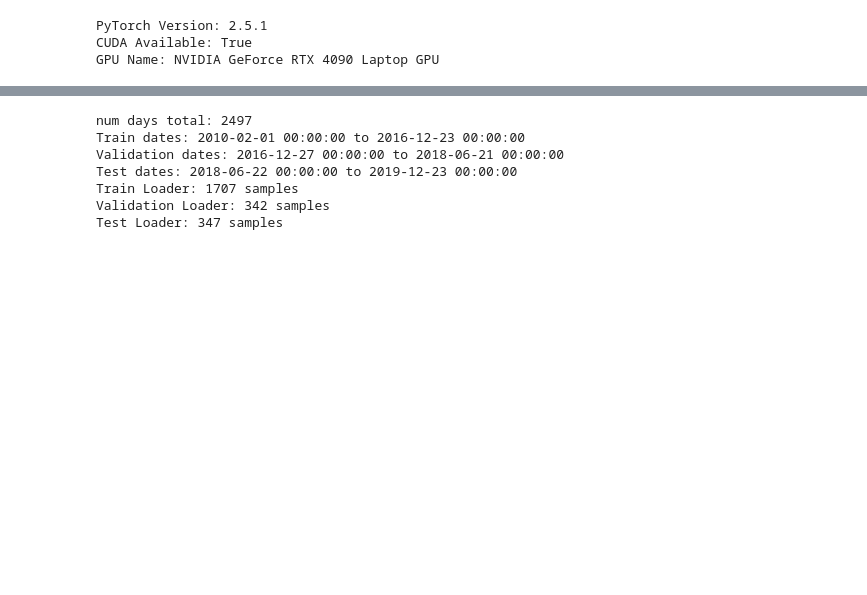
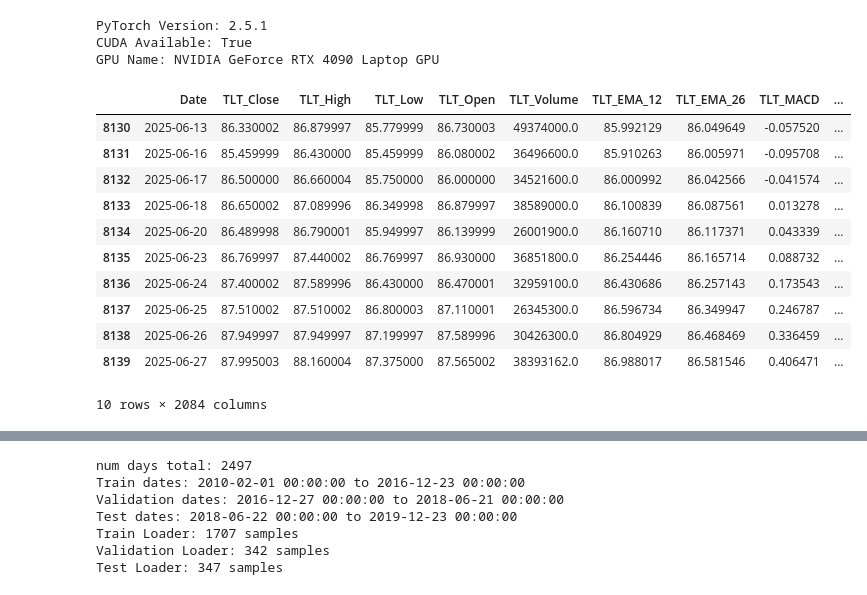
Before and after one commit to sagherian/investing, a Jupyter notebook: notebooks/train_model.ipynb, the cells around one changed output, grey strips where cells are left out. Drawn from its saved outputs; the diff is of its cells as text; code cells hidden in the pictures; blank space fills up the shorter version.

Commit message:
clean data prep, get more intervals, append datasets to previous downloads to grow dataset over time

```diff
--- a/notebooks/train_model.ipynb
+++ b/notebooks/train_model.ipynb
@@ -18,6 +18,34 @@ print("GPU Name:", torch.cuda.get_device_name(0) if torch.cuda.is_available() el
 PyTorch Version: 2.5.1
 CUDA Available: True
 GPU Name: NVIDIA GeForce RTX 4090 Laptop GPU
+# %%
+# ### Prepare training data ###
+target_ticker = 'COST'
+null_value = -99
+
+context_data, target_data = {}, {}
+time_intervals = ['1_day', '1_hr', '5_min', '1_min']
+for i in time_intervals:
+    context_data[i] = pd.read_csv(f'../data/{i}_context_data.csv')
+    target_data[i] = pd.read_csv(f'../data/{i}_target_data.csv')
+
+context_df = pd.concat(context_data.values(), axis=1).fillna(null_value)
+target_df = pd.concat(target_data.values(), axis=1).fillna(null_value)
+
+display(context_df.tail(10))
+# %% [output]
+|  | Date | TLT_Close | TLT_High | TLT_Low | TLT_Open | TLT_Volume | TLT_EMA_12 | TLT_EMA_26 | TLT_MACD | ... |
+| 8130 | 2025-06-13 | 86.330002 | 86.879997 | 85.779999 | 86.730003 | 49374000.0 | 85.992129 | 86.049649 | -0.057520 | ... |
+| 8131 | 2025-06-16 | 85.459999 | 86.430000 | 85.459999 | 86.080002 | 36496600.0 | 85.910263 | 86.005971 | -0.095708 | ... |
+| 8132 | 2025-06-17 | 86.500000 | 86.660004 | 85.750000 | 86.000000 | 34521600.0 | 86.000992 | 86.042566 | -0.041574 | ... |
+| 8133 | 2025-06-18 | 86.650002 | 87.089996 | 86.349998 | 86.879997 | 38589000.0 | 86.100839 | 86.087561 | 0.013278 | ... |
+| 8134 | 2025-06-20 | 86.489998 | 86.790001 | 85.949997 | 86.139999 | 26001900.0 | 86.160710 | 86.117371 | 0.043339 | ... |
+| 8135 | 2025-06-23 | 86.769997 | 87.440002 | 86.769997 | 86.930000 | 36851800.0 | 86.254446 | 86.165714 | 0.088732 | ... |
+| 8136 | 2025-06-24 | 87.400002 | 87.589996 | 86.430000 | 86.470001 | 32959100.0 | 86.430686 | 86.257143 | 0.173543 | ... |
+| 8137 | 2025-06-25 | 87.510002 | 87.510002 | 86.800003 | 87.110001 | 26345300.0 | 86.596734 | 86.349947 | 0.246787 | ... |
+| 8138 | 2025-06-26 | 87.949997 | 87.949997 | 87.199997 | 87.589996 | 30426300.0 | 86.804929 | 86.468469 | 0.336459 | ... |
+| 8139 | 2025-06-27 | 87.995003 | 88.160004 | 87.375000 | 87.565002 | 38393162.0 | 86.988017 | 86.581546 | 0.406471 | ... |
+10 rows × 2084 columns
 # %%
 def hyperbolic_discounting_loss(preds, targets, confs, time_horizons = [1,3,5,10], beta=0.5):
     """
```
Also changed, not shown: parts of 3 cells of this notebook, 5 other files.
